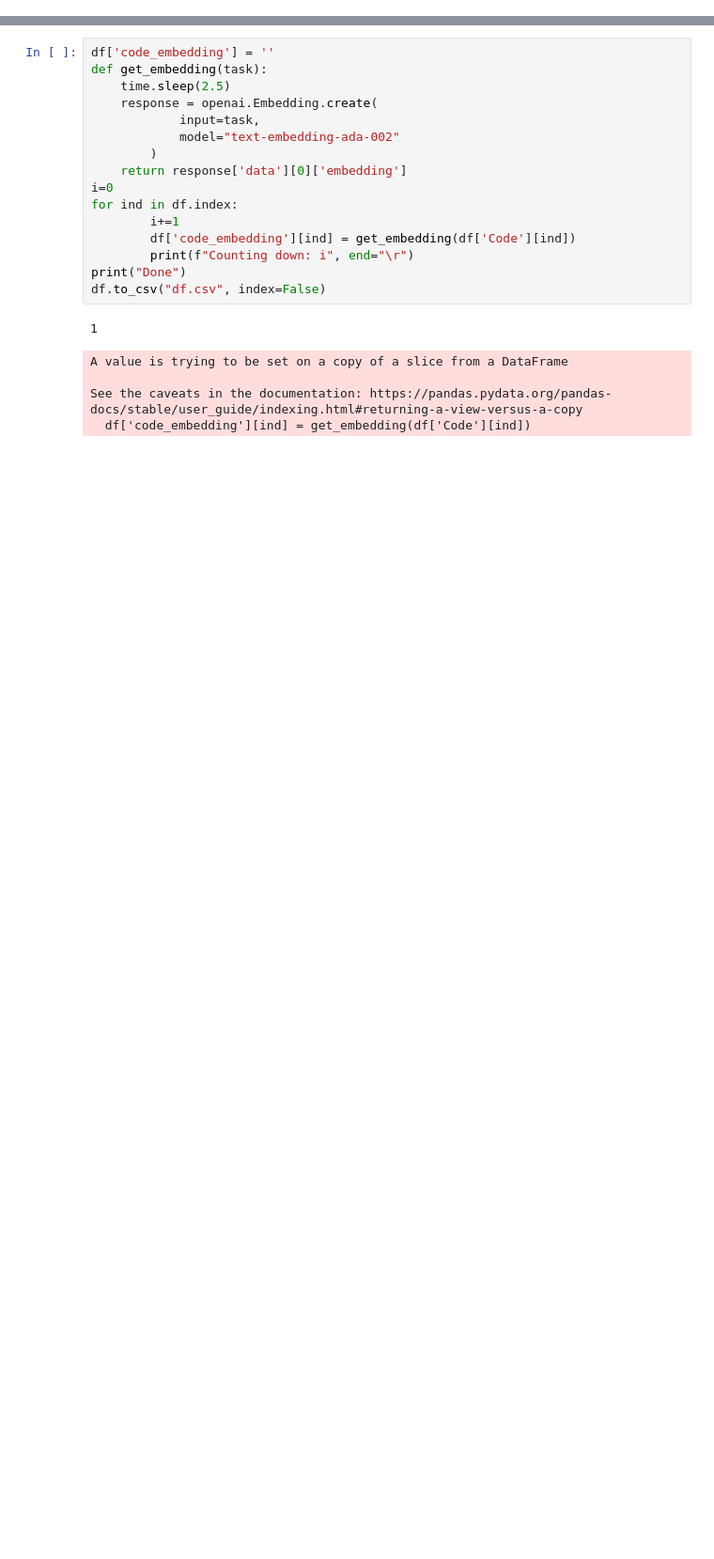
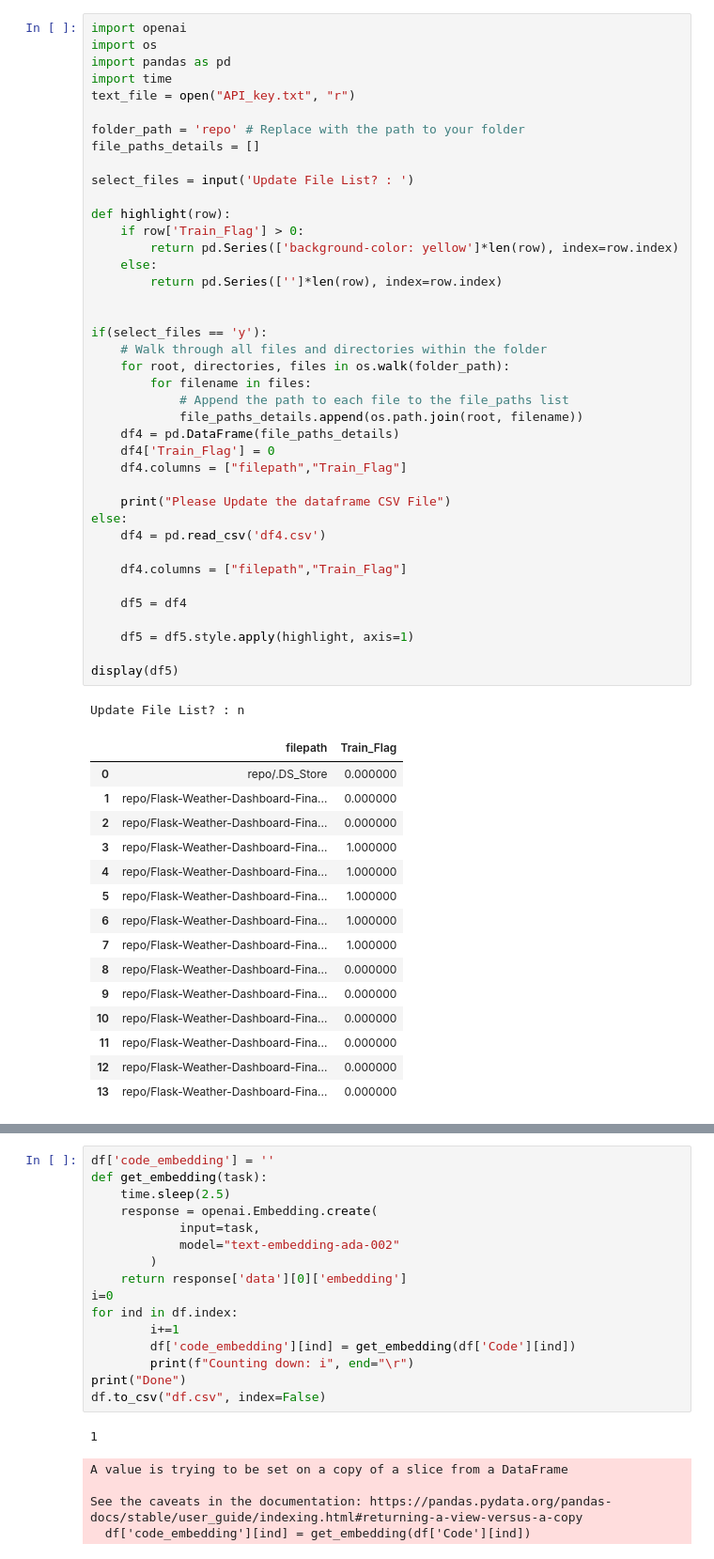
Before and after one commit to 10XDEV-AI/10xdev.ai, a Jupyter notebook: Train_on_code.ipynb, the cells around one changed output, grey strips where cells are left out. Shown at 94% size. Saved outputs shown, nothing was run; the diff lists cells and outputs as text; blank space fills up the shorter version.

```diff
--- a/Train_on_code.ipynb
+++ b/Train_on_code.ipynb
@@ -0,0 +1,57 @@
+# %%
+import openai
+import os
+import pandas as pd
+import time
+text_file = open("API_key.txt", "r")
+
+folder_path = 'repo' # Replace with the path to your folder
+file_paths_details = []
+
+select_files = input('Update File List? : ')
+
+def highlight(row):
+    if row['Train_Flag'] > 0:
+        return pd.Series(['background-color: yellow']*len(row), index=row.index)
+    else:
+        return pd.Series(['']*len(row), index=row.index)
+
+
+if(select_files == 'y'):
+    # Walk through all files and directories within the folder
+    for root, directories, files in os.walk(folder_path):
+        for filename in files:
+            # Append the path to each file to the file_paths list
+            file_paths_details.append(os.path.join(root, filename))
+    df4 = pd.DataFrame(file_paths_details)
+    df4['Train_Flag'] = 0
+    df4.columns = ["filepath","Train_Flag"]
+
+    print("Please Update the dataframe CSV File")
+else:
+    df4 = pd.read_csv('df4.csv')
+
+    df4.columns = ["filepath","Train_Flag"]
+
+    df5 = df4
+
+    df5 = df5.style.apply(highlight, axis=1)
+
+display(df5)
+# %% [output]
+Update File List? : n
+|  | filepath | Train_Flag |
+| 0 | repo/.DS_Store | 0.000000 |
+| 1 | repo/Flask-Weather-Dashboard-Fina... | 0.000000 |
+| 2 | repo/Flask-Weather-Dashboard-Fina... | 0.000000 |
+| 3 | repo/Flask-Weather-Dashboard-Fina... | 1.000000 |
+| 4 | repo/Flask-Weather-Dashboard-Fina... | 1.000000 |
+| 5 | repo/Flask-Weather-Dashboard-Fina... | 1.000000 |
+| 6 | repo/Flask-Weather-Dashboard-Fina... | 1.000000 |
+| 7 | repo/Flask-Weather-Dashboard-Fina... | 1.000000 |
+| 8 | repo/Flask-Weather-Dashboard-Fina... | 0.000000 |
+| 9 | repo/Flask-Weather-Dashboard-Fina... | 0.000000 |
+| 10 | repo/Flask-Weather-Dashboard-Fina... | 0.000000 |
+| 11 | repo/Flask-Weather-Dashboard-Fina... | 0.000000 |
+| 12 | repo/Flask-Weather-Dashboard-Fina... | 0.000000 |
+| 13 | repo/Flask-Weather-Dashboard-Fina... | 0.000000 |
```
Also changed, not shown: parts of 4 cells of this notebook, 2 other files.
